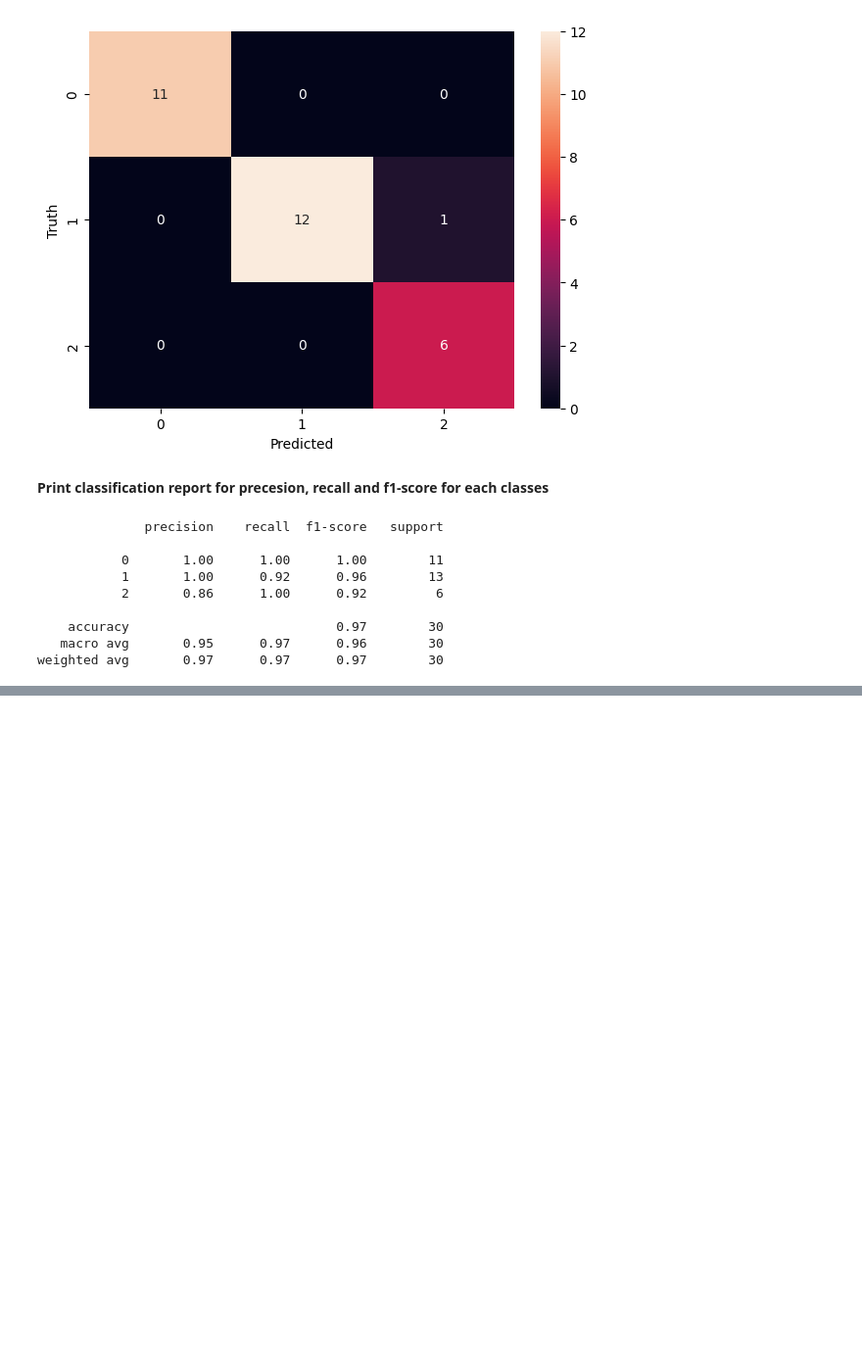
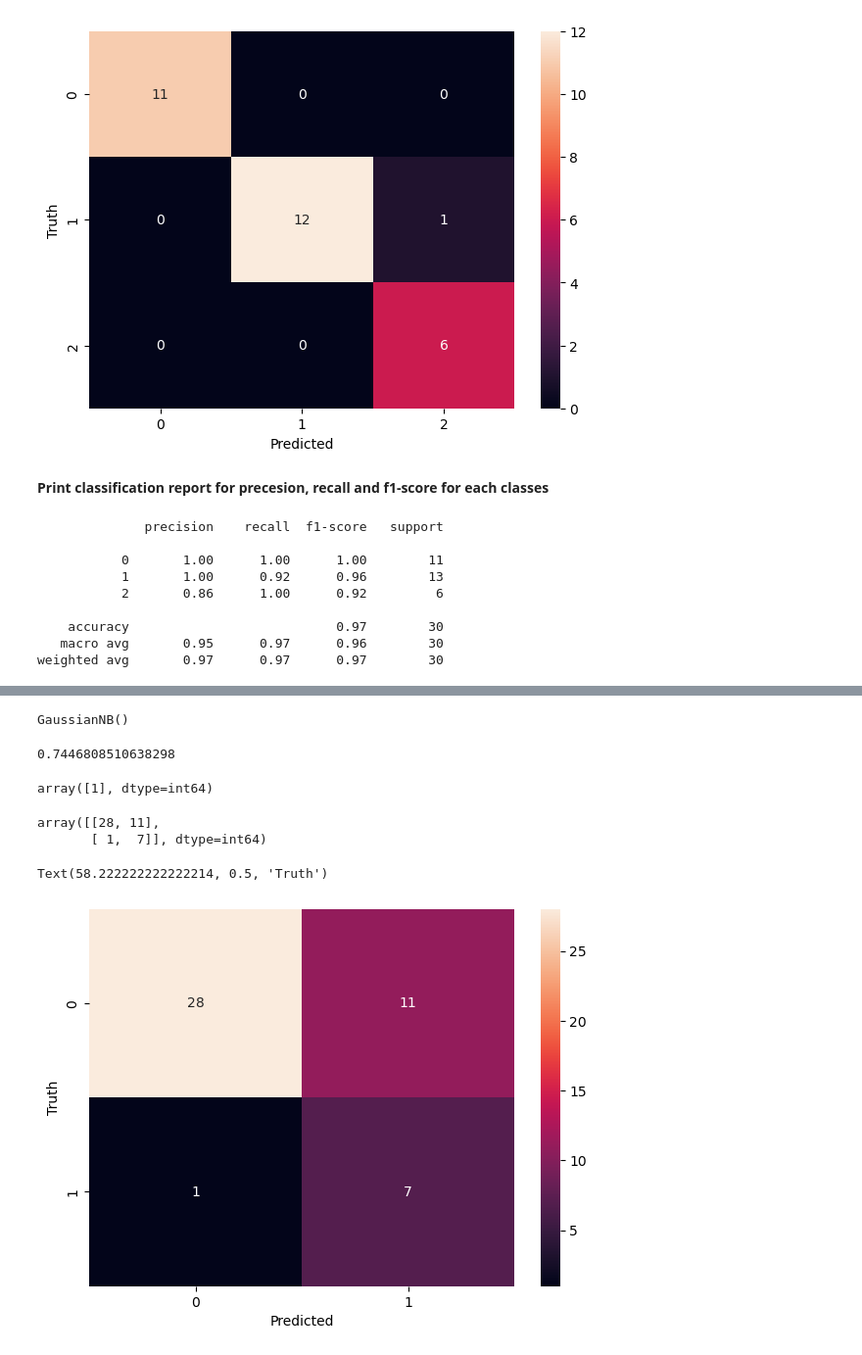
Before and after one commit to foobar41/Machine-Learning-assign, a Jupyter notebook: classification/Maximum_likelyhood.ipynb, the cells around one changed output, grey strips where cells are left out. Shown at 98% size. Drawn from its saved outputs; the diff is of its cells as text; code cells hidden in the pictures; blank space fills up the shorter version.

```diff
--- a/classification/Maximum_likelyhood.ipynb
+++ b/classification/Maximum_likelyhood.ipynb
@@ -249,0 +265,38 @@ weighted avg       0.97      0.97      0.97        30
+# %%
+X_train, X_test, y_train, y_test = train_test_split(inputs, target, test_size=0.2, random_state=1)
+# %%
+from sklearn.naive_bayes import GaussianNB
+
+# Create a Gaussian Naive Bayes classifier
+gnb = GaussianNB()
+# %%
+gnb.fit(X_train, y_train)
+# %% [output]
+GaussianNB()
+# %%
+gnb.score(X_test, y_test)
+# %% [output]
+0.7446808510638298
+# %%
+gnb.predict([[2,2,2,3,2,2,2,1,2,2,2,2,2,2,4,3,2]])
+# %% [output]
+array([1], dtype=int64)
+# %%
+from sklearn.metrics import confusion_matrix
+y_pred = gnb.predict(X_test)
+cm = confusion_matrix(y_test, y_pred)
+cm
+# %% [output]
+array([[28, 11],
+       [ 1,  7]], dtype=int64)
+# %%
+%matplotlib inline
+import matplotlib.pyplot as plt
+import seaborn as sn
+plt.figure(figsize=(7,5))
+sn.heatmap(cm, annot=True)
+plt.xlabel('Predicted')
+plt.ylabel('Truth')
+# %% [output]
+Text(58.222222222222214, 0.5, 'Truth')
+[figure, added]
```
Also changed, not shown: parts of 3 cells of this notebook, 15 other files.
